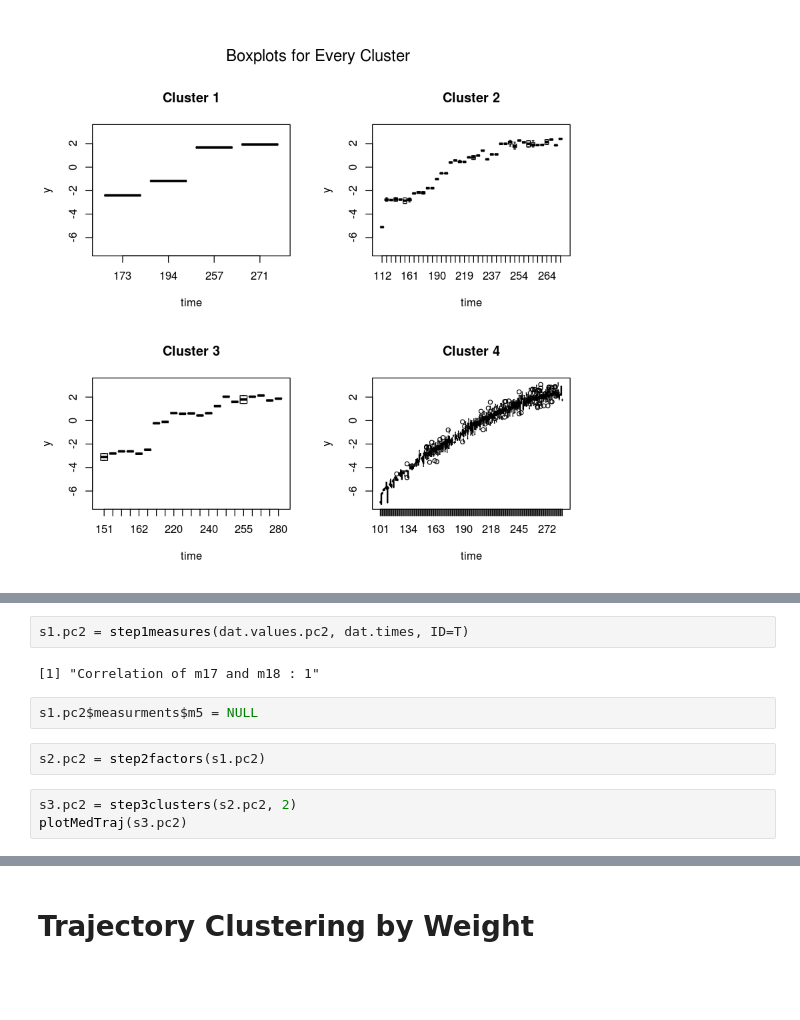
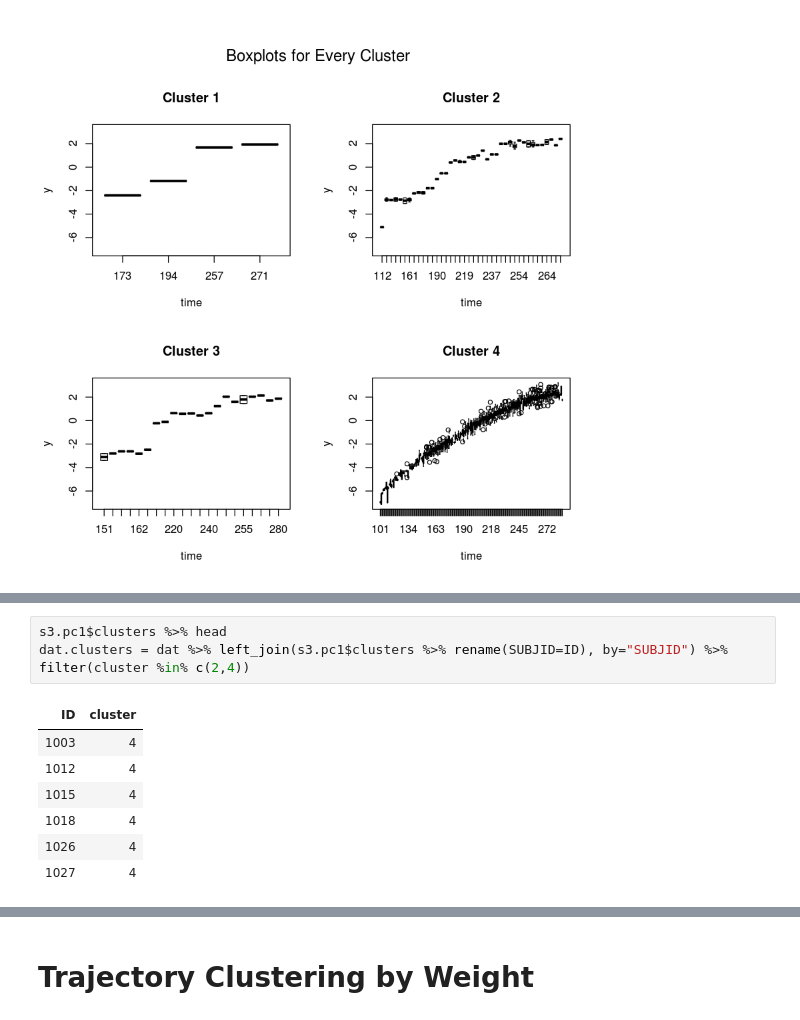
Before and after one commit to de-git/HBGDki-London, a Jupyter notebook: Ultrasound/notebooks/trajectory clustering.ipynb, the cells around one changed output, grey strips where cells are left out. Cells and saved outputs as stored; diff of their text form; blank space fills up the shorter version.

```diff
--- a/Ultrasound/notebooks/trajectory clustering.ipynb
+++ b/Ultrasound/notebooks/trajectory clustering.ipynb
@@ -196,11 +186,11 @@ dat.values.pc2 %>% head
-# %%
-s1.pc2 = step1measures(dat.values.pc2, dat.times, ID=T)
-# %% [output]
-[1] "Correlation of m17 and m18 : 1"
-# %%
-s1.pc2$measurments$m5 = NULL
-# %%
-s2.pc2 = step2factors(s1.pc2)
-# %%
-s3.pc2 = step3clusters(s2.pc2, 2)
-plotMedTraj(s3.pc2)
+# %%
+s3.pc1$clusters %>% head
+dat.clusters = dat %>% left_join(s3.pc1$clusters %>% rename(SUBJID=ID), by="SUBJID") %>% filter(cluster %in% c(2,4))
+# %% [output]
+| ID | cluster |
+| 1003 | 4 |
+| 1012 | 4 |
+| 1015 | 4 |
+| 1018 | 4 |
+| 1026 | 4 |
+| 1027 | 4 |
```
Also changed, not shown: parts of 16 cells of this notebook.
